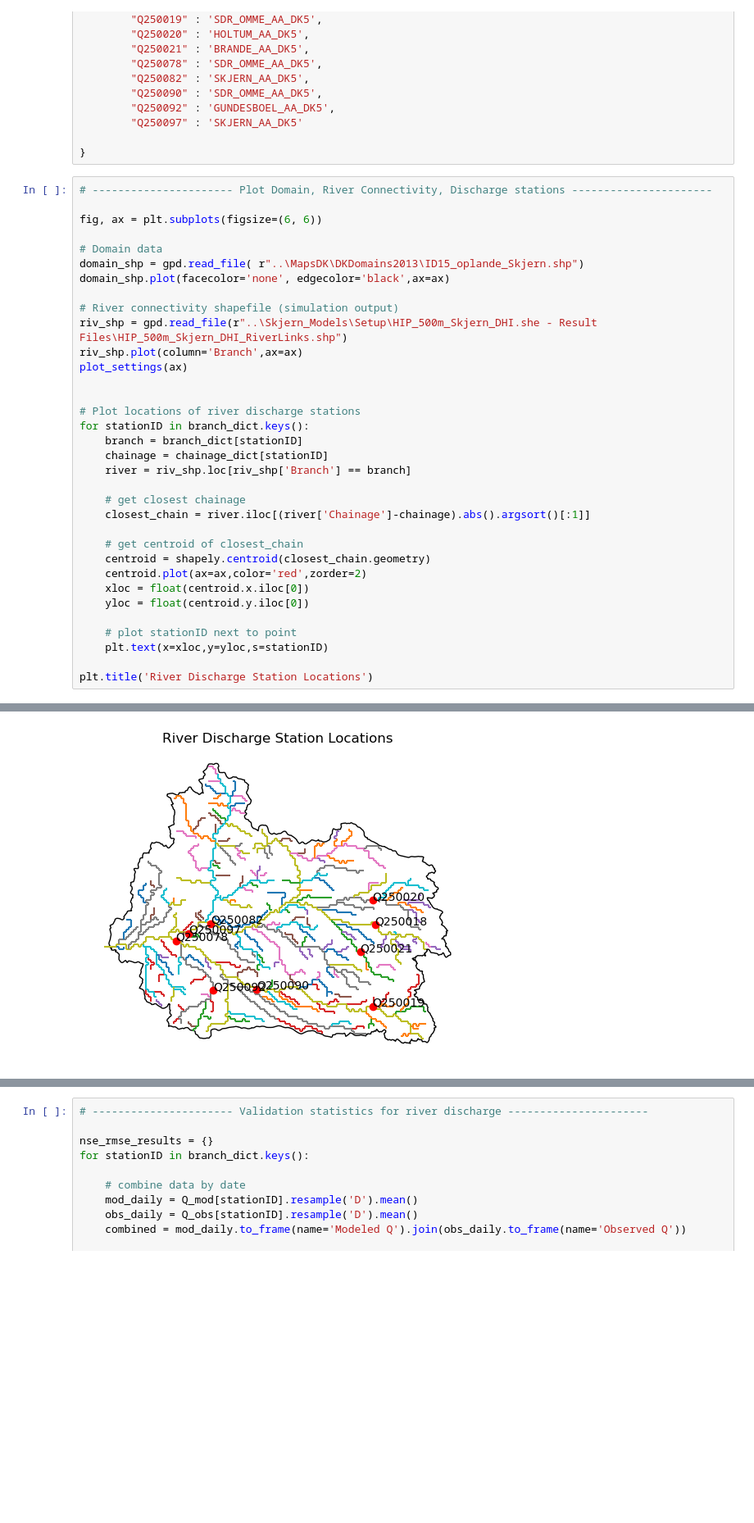
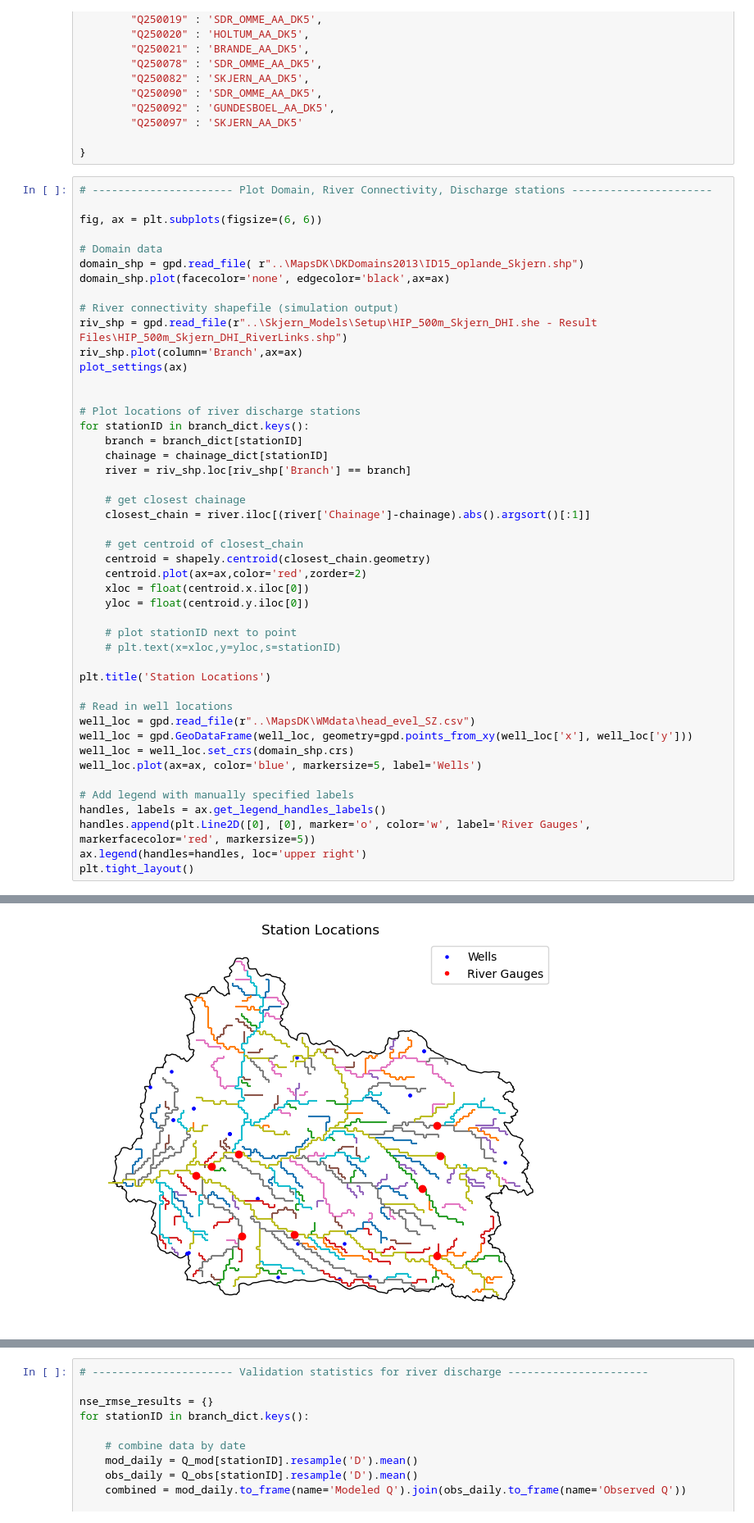
Before and after one commit to DHI/WaterBench-MIKESHE-Skjern, a Jupyter notebook: code/model_validation.ipynb, the cells around one changed output, grey strips where cells are left out. Shown at 82% size. Cells and saved outputs as stored; diff of their text form; blank space fills up the shorter version.

Commit message:
load well observation files

```diff
--- a/code/model_validation.ipynb
+++ b/code/model_validation.ipynb
@@ -90,7 +88,19 @@ for stationID in branch_dict.keys():
     yloc = float(centroid.y.iloc[0])
 
     # plot stationID next to point
-    plt.text(x=xloc,y=yloc,s=stationID)
+    # plt.text(x=xloc,y=yloc,s=stationID)
 
-plt.title('River Discharge Station Locations')
+plt.title('Station Locations')
+
+# Read in well locations
+well_loc = gpd.read_file(r"..\MapsDK\WMdata\head_evel_SZ.csv")
+well_loc = gpd.GeoDataFrame(well_loc, geometry=gpd.points_from_xy(well_loc['x'], well_loc['y']))
+well_loc = well_loc.set_crs(domain_shp.crs)
+well_loc.plot(ax=ax, color='blue', markersize=5, label='Wells')
+
+# Add legend with manually specified labels
+handles, labels = ax.get_legend_handles_labels()
+handles.append(plt.Line2D([0], [0], marker='o', color='w', label='River Gauges', markerfacecolor='red', markersize=5))
+ax.legend(handles=handles, loc='upper right')
+plt.tight_layout()
 # %% [output]
@@ -98,4 +107,4 @@ Text(0.5, 1.0, 'River Discharge Station Locations')
-[figure, old version]
+[figure, new version]
 # %%
 # ---------------------- Load modeled and observed river discharge and water table depth (WTD) ----------------------
 
```
Also changed, not shown: parts of 4 cells of this notebook.
